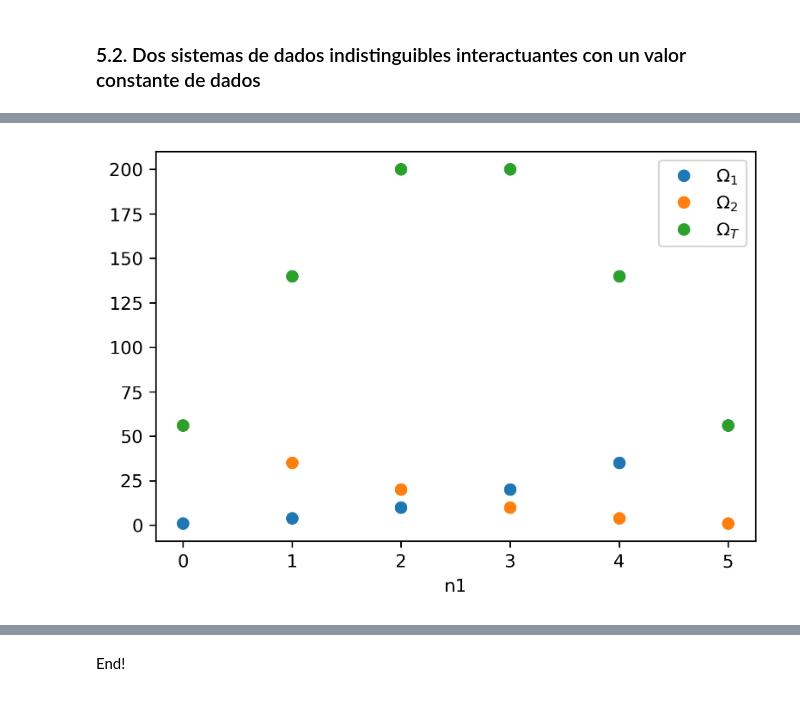
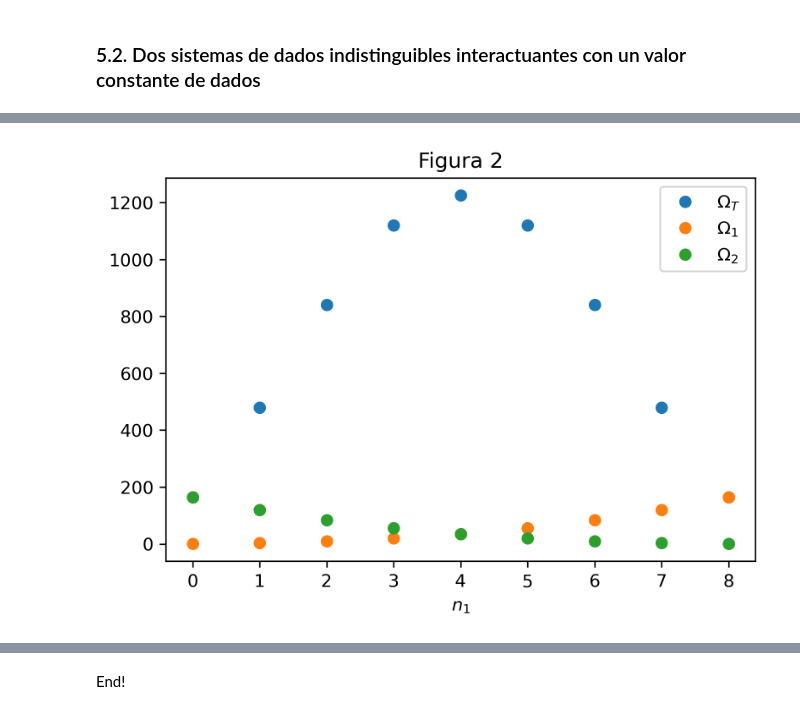
Before and after one commit to davidalejandromiranda/StatisticalPhysics, a Jupyter notebook: notebooks/es_InteraccionSistemasDeDados.ipynb, the cells around one changed output, grey strips where cells are left out. Cells and saved outputs as stored; diff of their text form; code cells hidden in the pictures.

```diff
--- a/notebooks/es_InteraccionSistemasDeDados.ipynb
+++ b/notebooks/es_InteraccionSistemasDeDados.ipynb
@@ -57,6 +63,31 @@ def indistinguishable_dices(states):
         return 1
     sorted_dices = [np.array2string(np.sort(d)) for d in states]
     return len(Counter(sorted_dices).keys())
+# %%
+def get_data(N, C, fun_dices):
+    data_dict = {
+            '$n_1$':[],
+            '$n_2$':[],
+            '$\Omega_1$':[],
+            '$\Omega_2$':[],
+            '$\Omega_T$':[]
+        }
+    fun = distinguible_dices
+    knew_omega = {}
+    for n1 in range(N+1):
+        n2 = N - n1
+        if not n1 in knew_omega.keys():
+            knew_omega[n1] = fun_dices(dices_values(n1, C))
+        if not n2 in knew_omega.keys():
+            knew_omega[n2] = fun_dices(dices_values(n2, C))
+        Omega_1 = knew_omega[n1]
+        Omega_2 = knew_omega[n2]
+        data_dict['$n_1$'].append(n1)
+        data_dict['$n_2$'].append(n2)
+        data_dict['$\Omega_1$'].append(Omega_1)
+        data_dict['$\Omega_2$'].append(Omega_2)
+        data_dict['$\Omega_T$'].append(Omega_1 * Omega_2)
+    return pd.DataFrame(data_dict)
 # %% [markdown]
 ## 4. Dados distinguibles
 Cuando los dados se pueden diferenciar entre si, por ejemplo, cada dado tiene un color diferente, entonces, un estado \[1, 2, 1] será diferente de otro \[2, 1, 1], a pesar de tener los mismos números en las caras de los dados.
@@ -153,0 +168,4 @@ print(indist_data)
+# %%
+N = 8; C = 4
+indist_data = get_data(N, C, indistinguishable_dices)
+indist_data
@@ -154,5 +183,11 @@ print(indist_data)
 # %%
 plt.figure(dpi=300)
-_ = indist_data.plot(x='n1', y=['$\Omega_1$', '$\Omega_2$', '$\Omega_T$'], marker='o', linestyle = 'None', ax=plt.gca())
+plt.title('Figura 2')
+_ = indist_data.plot(
+    x='$n_1$',
+    y=['$\Omega_T$', '$\Omega_1$', '$\Omega_2$'],
+    marker='o',
+    linestyle = 'None',
+    ax=plt.gca())
 # %% [output]
-[figure, old version]
+[figure, new version]
```
Also changed, not shown: parts of 14 cells of this notebook, 1 other file.
